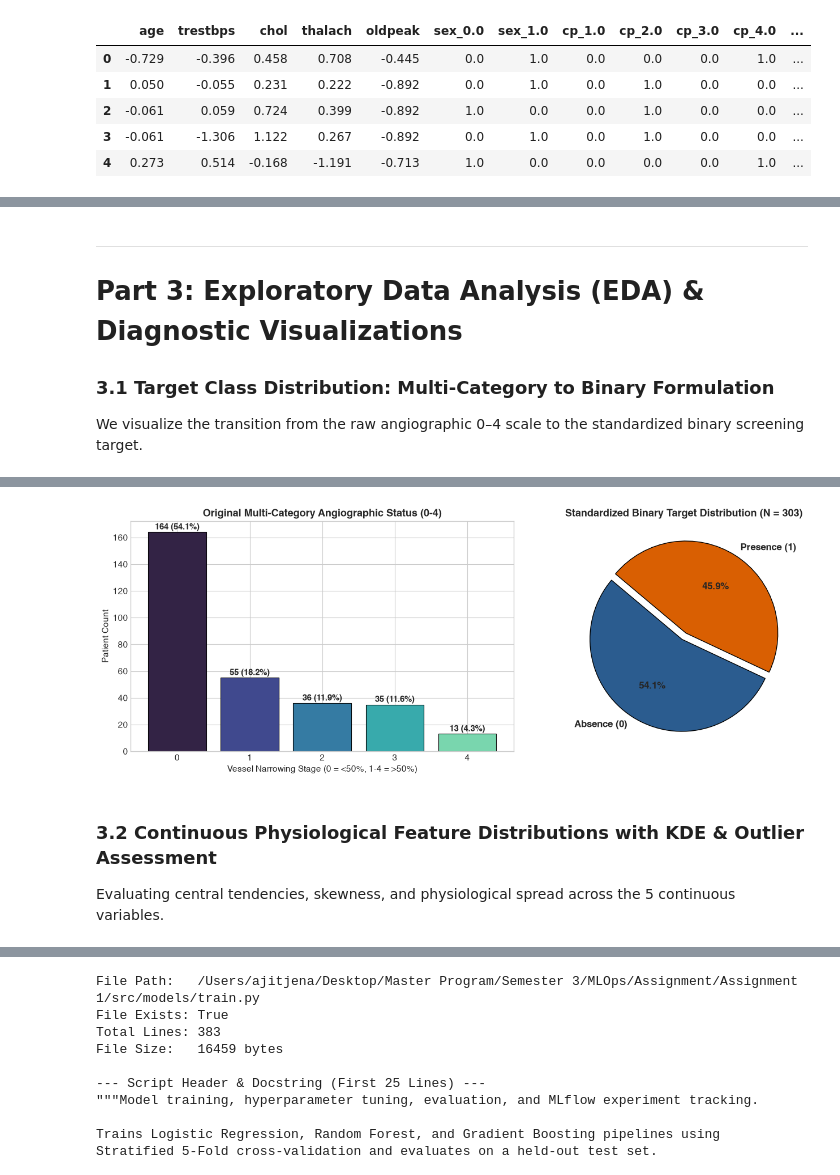
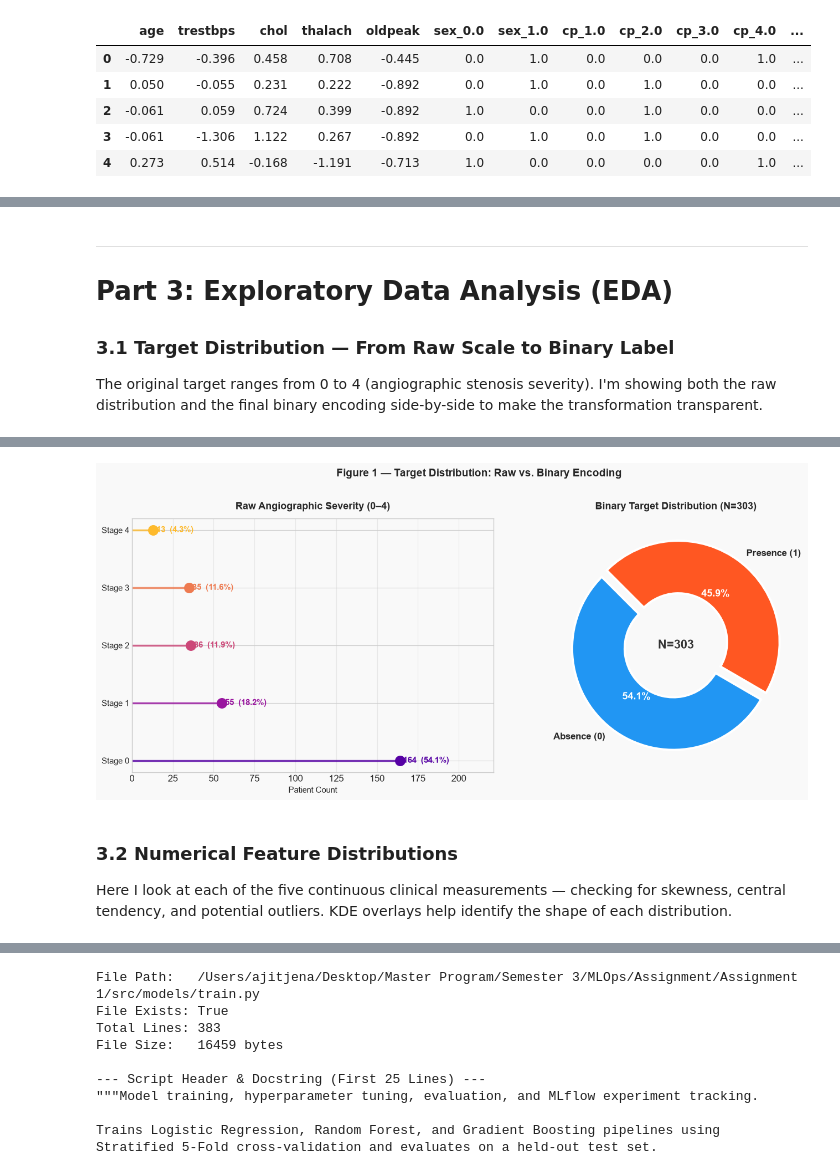
Before and after one commit to ajitjena42/MLOps-Assignment-1, a Jupyter notebook: notebooks/heart_disease_master.ipynb, the cells around one changed output, grey strips where cells are left out. Saved outputs shown, nothing was run; the diff lists cells and outputs as text; code cells hidden in the pictures.

Commit message:
style: Updated the figures

```diff
--- a/notebooks/heart_disease_master.ipynb
+++ b/notebooks/heart_disease_master.ipynb
@@ -76,9 +69,9 @@ import seaborn as sns
 from IPython.display import display, HTML
 
 # Matplotlib visualization styling
-plt.style.use('seaborn-v0_8-whitegrid' if 'seaborn-v0_8-whitegrid' in plt.style.available else 'default')
-plt.rcParams['font.sans-serif'] = 'Helvetica', 'Arial', 'DejaVu Sans'
-plt.rcParams['font.size'] = 11
+plt.style.use('seaborn-v0_8-whitegrid' if 'seaborn-v0_8-whitegrid' in plt.style.available else 'ggplot')
+plt.rcParams['font.sans-serif'] = ['Liberation Sans', 'Arial', 'DejaVu Sans']
+plt.rcParams['font.size'] = 12
 plt.rcParams['axes.titlesize'] = 13
 plt.rcParams['axes.titleweight'] = 'bold'
 plt.rcParams['figure.titlesize'] = 15
@@ -369,30 +371,59 @@ The 28 transformed features are partitioned into continuous standardized biomark
 | **Sample 5** | 1 | 0 | 0 | 0 | 0 | 0 | 1 |
 # %% [markdown]
 ---
-# Part 3: Exploratory Data Analysis (EDA) & Diagnostic Visualizations
+# Part 3: Exploratory Data Analysis (EDA)
 
-### 3.1 Target Class Distribution: Multi-Category to Binary Formulation
-We visualize the transition from the raw angiographic 0–4 scale to the standardized binary screening target.
+### 3.1 Target Distribution — From Raw Scale to Binary Label
+The original target ranges from 0 to 4 (angiographic stenosis severity). I'm showing both the raw distribution and the final binary encoding side-by-side to make the transformation transparent.
 # %%
-fig, axes = plt.subplots(1, 2, figsize=(14, 5))
+# ── Figure 1: Target Distribution — Lollipop chart + Donut chart ──────────
+fig, axes = plt.subplots(1, 2, figsize=(14, 6))
+fig.patch.set_facecolor('#f9f9f9')
 
-# 1. Multi-class raw target
-raw_counts = cleaned_df['target_raw'].value_counts().sort_index()
-palette_raw = sns.color_palette("mako", len(raw_counts))
-axes[0].bar(raw_counts.index.astype(str), raw_counts.values, color=palette_raw, edgecolor='black', linewidth=0.8)
-axes[0].set_title("Original Multi-Category Angiographic Status (0-4)")
-axes[0].set_xlabel("Vessel Narrowing Stage (0 = <50%, 1-4 = >50%)")
-axes[0].set_ylabel("Patient Count")
-for idx, val in enumerate(raw_counts.values):
-    axes[0].text(idx, val + 2, f"{val} ({val/len(cleaned_df)*100:.1f}%)", ha='center', fontweight='bold')
+# --- (a) Lollipop chart: raw multi-class distribution ---
+ax0 = axes[0]
+ax0.set_facecolor('#f9f9f9')
+raw_counts_info = {0: 164, 1: 55, 2: 36, 3: 35, 4: 13}  # original 5-class counts
+cats = list(raw_counts_info.keys())
+vals = list(raw_counts_info.values())
+colors_ramp = plt.cm.plasma(np.linspace(0.15, 0.85, len(cats)))
+for idx, (cat, val) in enumerate(zip(cats, vals)):
+    ax0.plot([0, val], [idx, idx], color=colors_ramp[idx], lw=2.5, alpha=0.8)
+    ax0.scatter(val, idx, color=colors_ramp[idx], s=160, zorder=5)
+    pct = val / sum(vals) * 100
+    ax0.text(val + 2, idx, f'{val}  ({pct:.1f}%)', va='center', fontsize=11,
+             fontweight='bold', color=colors_ramp[idx])
+ax0.set_yticks(range(len(cats)))
+ax0.set_yticklabels([f'Stage {c}' for c in cats], fontsize=11)
+ax0.set_xlabel('Patient Count', fontsize=11)
+ax0.set_title('Raw Angiographic Severity (0–4)', pad=12)
+ax0.set_xlim(0, max(vals) * 1.35)
+ax0.grid(axis='x', alpha=0.4)
+ax0.set_axisbelow(True)
 
-# 2. Standardized binary target
+# --- (b) Donut chart: binary target ---
+ax1 = axes[1]
+ax1.set_facecolor('#f9f9f9')
 binary_counts = cleaned_df['target'].value_counts().sort_index()
-axes[1].pie(binary_counts.values, labels=['Absence (0)', 'Presence (1)'], autopct='%1.1f%%', startangle=140,
-            colors=['#2b5c8f', '#d95f02'], explode=(0.04, 0.04), textprops={'fontsize': 12, 'weight': 'bold'},
-            wedgeprops={'edgecolor': 'black', 'linewidth': 1})
-axes[1].set_title(f"Standardized Binary Target Distribution (N = {len(cleaned_df)})")
+PALETTE_BINARY = ['#2196F3', '#FF5722']
+wedge_props = dict(edgecolor='white', linewidth=3, width=0.52)
+wedges, texts, autotexts = ax1.pie(
+    binary_counts.values,
+    labels=['Absence (0)', 'Presence (1)'],
+    autopct='%1.1f%%', startangle=135,
+    colors=PALETTE_BINARY, explode=(0.04, 0.04),
+    textprops={'fontsize': 12, 'fontweight': 'bold'},
+    wedgeprops=wedge_props,
+)
+for at in autotexts:
+    at.set_fontsize(13); at.set_fontweight('bold'); at.set_color('white')
+ax1.text(0, 0, f'N={len(cleaned_df)}', ha='center', va='center',
+         fontsize=16, fontweight='bold', color='#333333')
+ax1.set_title(f'Binary Target Distribution (N={len(cleaned_df)})', pad=12)
+
+plt.suptitle('Figure 1 — Target Distribution: Raw vs. Binary Encoding',
+             y=1.01, fontsize=14, fontweight='bold')
 plt.tight_layout()
-plt.savefig(FIGURES_DIR / "01_target_distribution.png", dpi=300, bbox_inches='tight')
+plt.savefig(FIGURES_DIR / '01_target_distribution.png', dpi=300, bbox_inches='tight')
 plt.show()
 # %% [output]
@@ -401,6 +430,6 @@ plt.show()
-[figure, old version]
+[figure, new version]
 # %% [markdown]
-### 3.2 Continuous Physiological Feature Distributions with KDE & Outlier Assessment
-Evaluating central tendencies, skewness, and physiological spread across the 5 continuous variables.
+### 3.2 Numerical Feature Distributions
+Here I look at each of the five continuous clinical measurements — checking for skewness, central tendency, and potential outliers. KDE overlays help identify the shape of each distribution.
 # %%
 num_cols = ['age', 'trestbps', 'chol', 'thalach', 'oldpeak']
```
Also changed, not shown: parts of 37 cells of this notebook, 51 other files.
